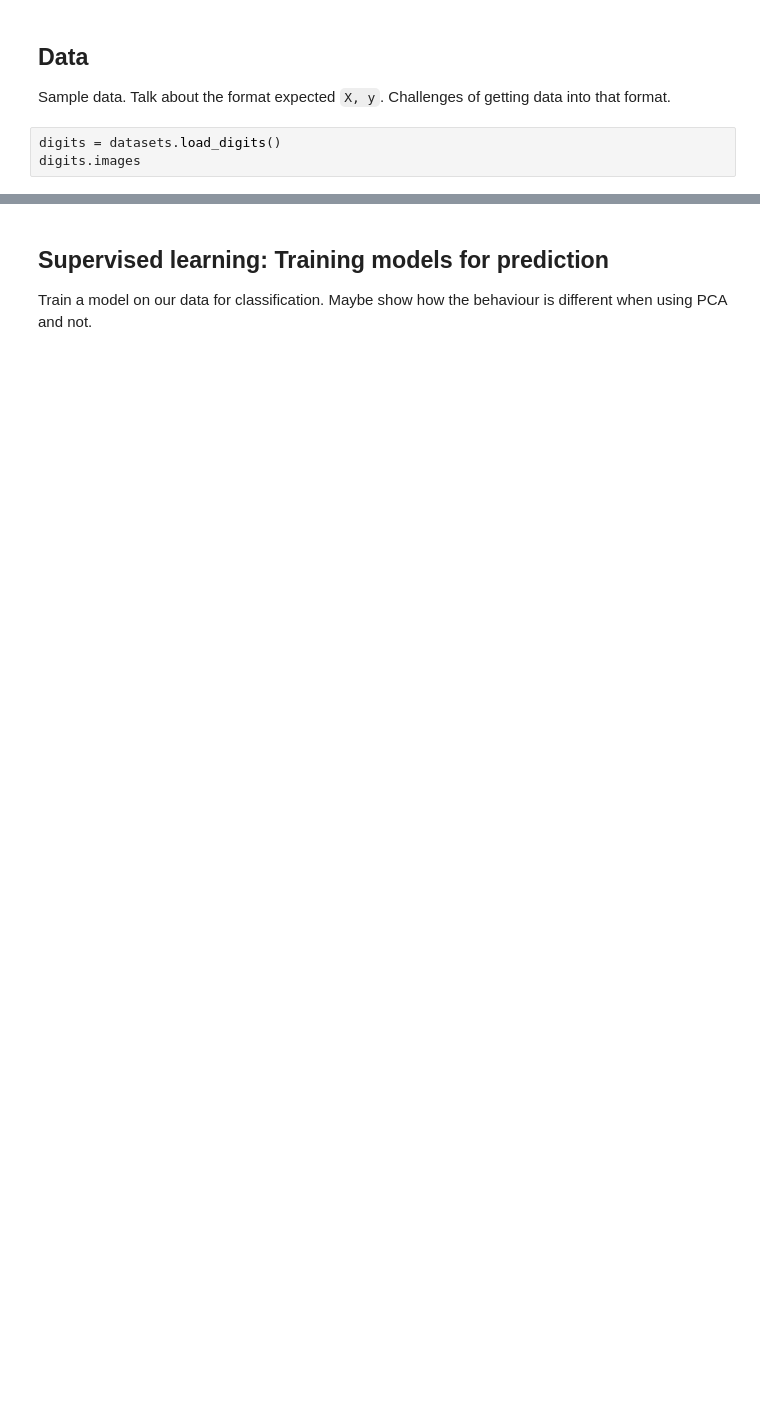
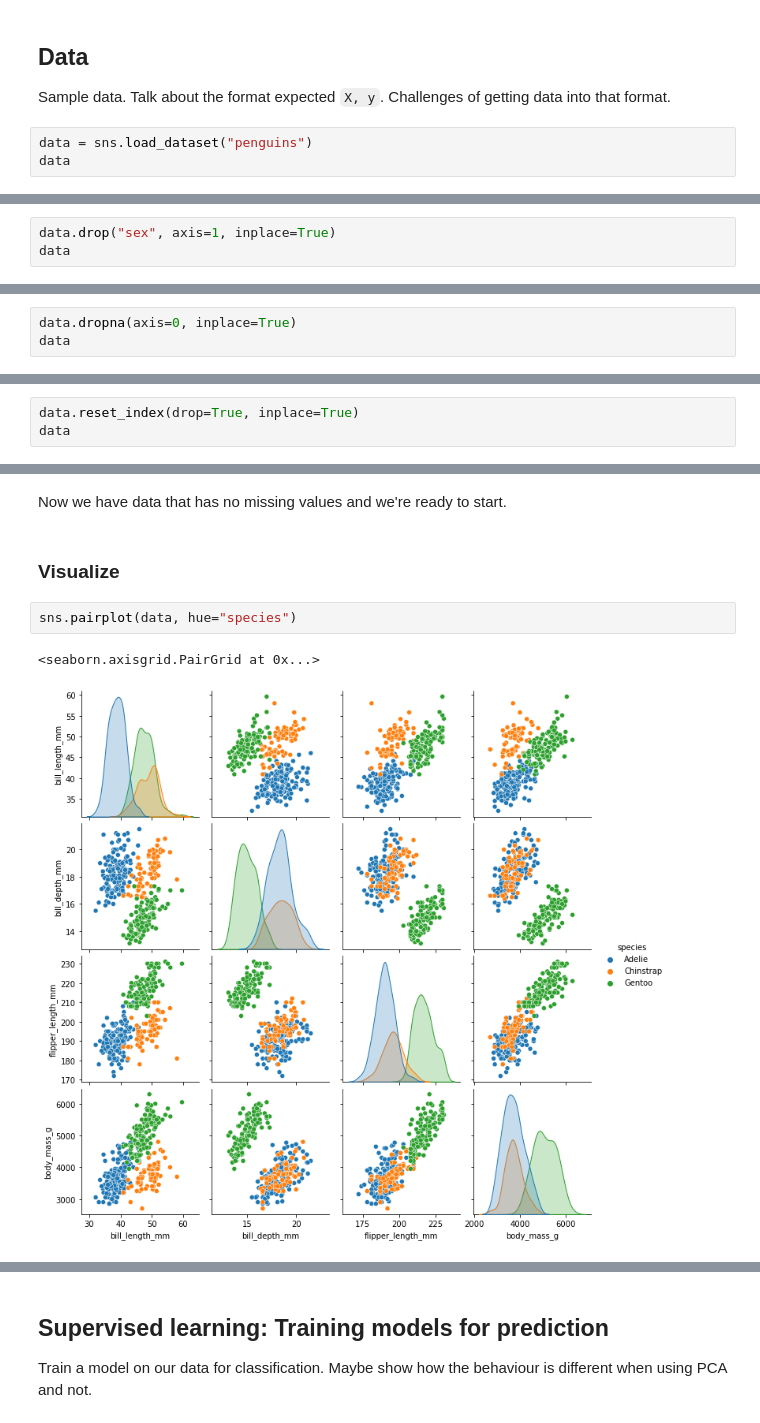
Before and after one commit to leouieda/ml-intro, a Jupyter notebook: introduction.ipynb, the cells around one changed output, grey strips where cells are left out. Drawn from its saved outputs; the diff is of its cells as text; blank space fills up the shorter version.

Commit message:
Switch to seaborns penguin dataset
It's closer to what people will encounter in science and has a nice
lesson about clustering and scaling.

```diff
--- a/introduction.ipynb
+++ b/introduction.ipynb
@@ -60,6 +60,6 @@ from sklearn import datasets, neighbors, decomposition, cluster
 
 Sample data. Talk about the format expected `X, y`. Challenges of getting data into that format.
 # %%
-digits = datasets.load_digits()
-digits.images
+data = sns.load_dataset("penguins")
+data
 # %% [output]
@@ -146,0 +102,3 @@ KeyboardInterrupt:
+# %%
+data.drop("sex", axis=1, inplace=True)
+data
@@ -146,0 +119,3 @@ KeyboardInterrupt:
+# %%
+data.dropna(axis=0, inplace=True)
+data
@@ -146,0 +140,3 @@ KeyboardInterrupt:
+# %%
+data.reset_index(drop=True, inplace=True)
+data
@@ -146,0 +157,9 @@ KeyboardInterrupt:
+# %% [markdown]
+Now we have data that has no missing values and we're ready to start.
+# %% [markdown]
+### Visualize
+# %%
+sns.pairplot(data, hue="species")
+# %% [output]
+<seaborn.axisgrid.PairGrid at 0x...>
+[figure, added]
```
Also changed, not shown: parts of 30 cells of this notebook.
